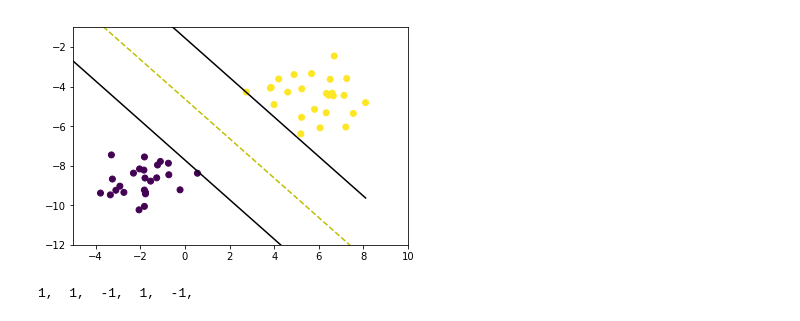
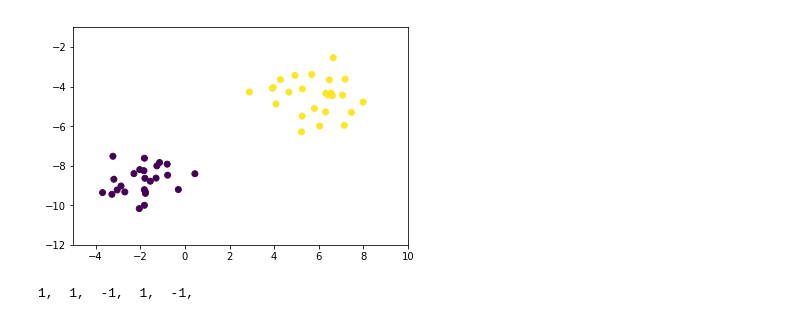
Before and after one commit to daxamin/Air-Pollution-Prediction, a Jupyter notebook: Evaluation/SVM/SVMTest.ipynb, the cells around one changed output. Saved outputs shown, nothing was run; the diff lists cells and outputs as text; code cells hidden in the pictures.

```diff
--- a/Evaluation/SVM/SVMTest.ipynb
+++ b/Evaluation/SVM/SVMTest.ipynb
@@ -47,39 +67,38 @@ def SVM_Training(data_dict):
     i=1
     global w
     global b
-    # { ||w||: [w,b] }
     length_Wvector = {}
     transforms = [[1,1],[-1,1],[-1,-1],[1,-1]]
 
-    b_step_size = 2
-    b_multiple = 5
-    w_optimum = max_feature_value*0.5
+    step_size = 2
+    multiple = 5
+    optimum_weight = feature_max*0.5
 
-    for lrate in learning_rate:
+    for l in learning_rate:
 
-        w = np.array([w_optimum,w_optimum])
+        w = np.array([optimum_weight,optimum_weight])
         optimized = False
         while not optimized:
-            #b=[-maxvalue to maxvalue] we wanna maximize the b values so check for every b value
-            for b in np.arange(-1*(max_feature_value*b_step_size), max_feature_value*b_step_size, lrate*b_multiple):
-                for transformation in transforms:  # transforms = [[1,1],[-1,1],[-1,-1],[1,-1]]
+            #maximize b values, check for every b, b from -max to max
+            for b in np.arange(-1*(feature_max*step_size), feature_max*step_size, l*multiple):
+                for transformation in transforms:
                     w_t = w*transformation
 
                     correctly_classified = True
 
-                    # every data point should be correct
+                    # every data point is correct
                     for yi in data_dict:
                         for xi in data_dict[yi]:
-                            if yi*(np.dot(w_t,xi)+b) < 1:  # we want  yi*(np.dot(w_t,xi)+b) >= 1 for correct classification
+                            if yi*(np.dot(w_t,xi)+b) < 1:
                                 correctly_classified = False
 
                     if correctly_classified:
-                        length_Wvector[np.linalg.norm(w_t)] = [w_t,b] #store w, b for minimum magnitude
+                        length_Wvector[np.linalg.norm(w_t)] = [w_t,b]
 
             if w[0] < 0:
                 optimized = True
             else:
-                w = w - lrate
+                w = w - l
 
         norms = sorted([n for n in length_Wvector])
 
@@ -87,7 +106,7 @@ def SVM_Training(data_dict):
         w = minimum_wlength[0]
         b = minimum_wlength[1]
 
-        w_optimum = w[0]+lrate*2
+        optimum_weight = w[0]+l*2
 # %%
 SVM_Training(data_dict)
 # %%
@@ -95,38 +114,27 @@ colors = {1:'r',-1:'b'}
 fig = plt.figure()
 ax = fig.add_subplot(1,1,1)
 # %%
-def visualize(data_dict):
-
-
-        #[[ax.scatter(x[0],x[1],s=100,color=colors[i]) for x in data_dict[i]] for i in data_dict]
+def visualization(data_dict):
 
         plt.scatter(X1[:,1],X1[:,2],marker='o',c=y)
 
-        # hyperplane = x.w+b
-        # v = x.w+b
-        # psv = 1
-        # nsv = -1
-        # dec = 0
         def hyperplane_value(x,w,b,v):
             return (-w[0]*x-b+v) / w[1]
 
-        datarange = (min_feature_value*0.9,max_feature_value*1.)
+        datarange = (feature_min*0.9,feature_min*1.)
         hyp_x_min = datarange[0]
         hyp_x_max = datarange[1]
 
-        # (w.x+b) = 1
         # positive support vector hyperplane
         psv1 = hyperplane_value(hyp_x_min, w, b, 1)
         psv2 = hyperplane_value(hyp_x_max, w, b, 1)
         ax.plot([hyp_x_min,hyp_x_max],[psv1,psv2], 'k')
 
-        # (w.x+b) = -1
         # negative support vector hyperplane
         nsv1 = hyperplane_value(hyp_x_min, w, b, -1)
         nsv2 = hyperplane_value(hyp_x_max, w, b, -1)
         ax.plot([hyp_x_min,hyp_x_max],[nsv1,nsv2], 'k')
 
-        # (w.x+b) = 0
         # positive support vector hyperplane
         db1 = hyperplane_value(hyp_x_min, w, b, 0)
         db2 = hyperplane_value(hyp_x_max, w, b, 0)
@@ -135,8 +143,8 @@ def visualize(data_dict):
         plt.axis([-5,10,-12,-1])
         plt.show()
 # %%
-visualize(data_dict)
+visualization(data_dict)
 # %% [output]
-[figure, old version]
+[figure, new version]
 # %%
 def predict(features):
```
Also changed, not shown: parts of 10 cells of this notebook.
